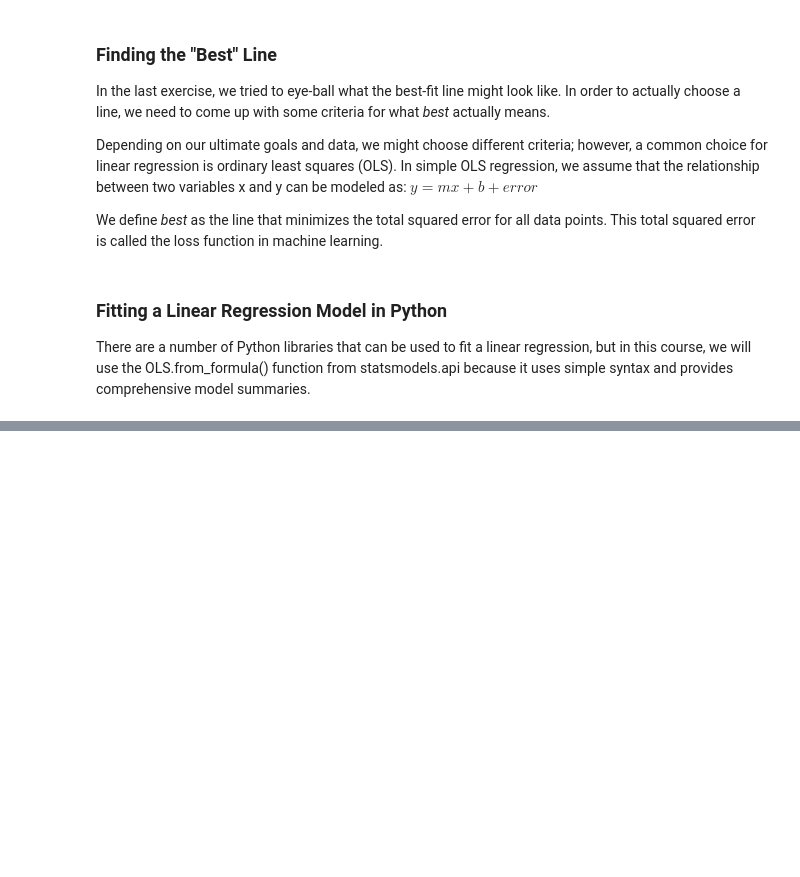
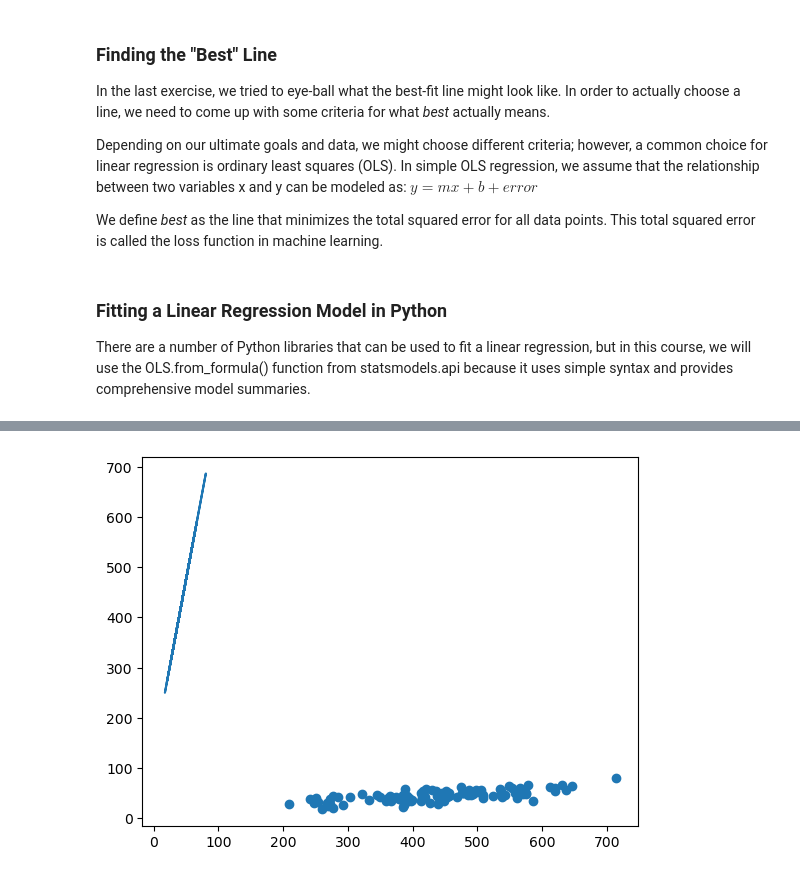
Before and after one commit to seunshix/What-am-I-learning-, a Jupyter notebook: linearRegression/linearRgression.ipynb, the cells around one changed output, grey strips where cells are left out. Drawn from its saved outputs; the diff is of its cells as text; code cells hidden in the pictures; blank space fills up the shorter version.

```diff
--- a/linearRegression/linearRgression.ipynb
+++ b/linearRegression/linearRgression.ipynb
@@ -74,0 +202,99 @@ print(pred_5hr)
+# %%
+# Read in the data
+website = pd.read_csv('website.csv')
+
+# Print the first five rows
+# print(website.head())
+
+# Fit a linear regression to predict time_seconds based on age
+model = sm.OLS.from_formula('time_seconds ~ age', data = website)
+
+results = model.fit()
+print('Model 1')
+print(results.params)
+# Plot the scatter plot with the line on top
+plt.scatter(website.time_seconds, website.age)
+plt.plot(website.age, results.predict(website))
+# Show then clear plot
+plt.show()
+plt.clf()
+
+# Calculate fitted values
+fitted_values = results.predict(website)
+# print()
+# print(fitted_values[:5])
+
+# Calculate residuals
+residuals = website.time_seconds - fitted_values
+
+# Print the first 5 residuals here:
+# print()
+# print(residuals[:5])
+
+# Check normality assumption
+plt.hist(residuals)
+
+# Show then clear the plot
+plt.show()
+plt.clf()
+
+# Check homoscedasticity assumption
+plt.scatter(fitted_values, residuals)
+
+# Show then clear the plot
+plt.show()
+plt.clf()
+
+# Predict amount of time on website for 40 year old
+time = {'age':[40]}
+time_spent = results.predict(time)
+print()
+print(time_spent)
+
+# Fit a linear regression to predict time_seconds based on the browser
+model1 = sm.OLS.from_formula('time_seconds ~ browser', data = website)
+
+results1 = model1.fit()
+
+print()
+print('Model 2')
+print(results1.params)
+
+# Calculate and print the group means (for comparison)
+mean_score_Safari = np.mean(website.time_seconds[website.browser == 'Safari'])
+mean_score_Chrome = np.mean(website.time_seconds[website.browser == 'Chrome'])
+
+print()
+print(f'Mean score (Safari): {mean_score_Safari}')
+print(f'Mean score (Chrome): {mean_score_Chrome}')
+
+plt.scatter(website.time_seconds, website.browser)
+# Show then clear plot
+plt.show()
+plt.clf()
+
+# Calculate fitted values
+fitted_values1 = results1.predict(website)
+# print()
+# print(fitted_values[:5])
+
+# Calculate residuals
+residuals1 = website.time_seconds - fitted_values1
+
+# Print the first 5 residuals here:
+# print()
+# print(residuals[:5])
+
+# Check normality assumption
+plt.hist(residuals1)
+
+# Show then clear the plot
+plt.show()
+plt.clf()
+
+# Check homoscedasticity assumption
+plt.scatter(fitted_values1, residuals1)
+# Show then clear the plot
+plt.show()
+plt.clf()
+# %% [output]
@@ -74,0 +305 @@ print(pred_5hr)
+[figure, added]
```
Also changed, not shown: parts of 11 cells of this notebook, 8 other files.
